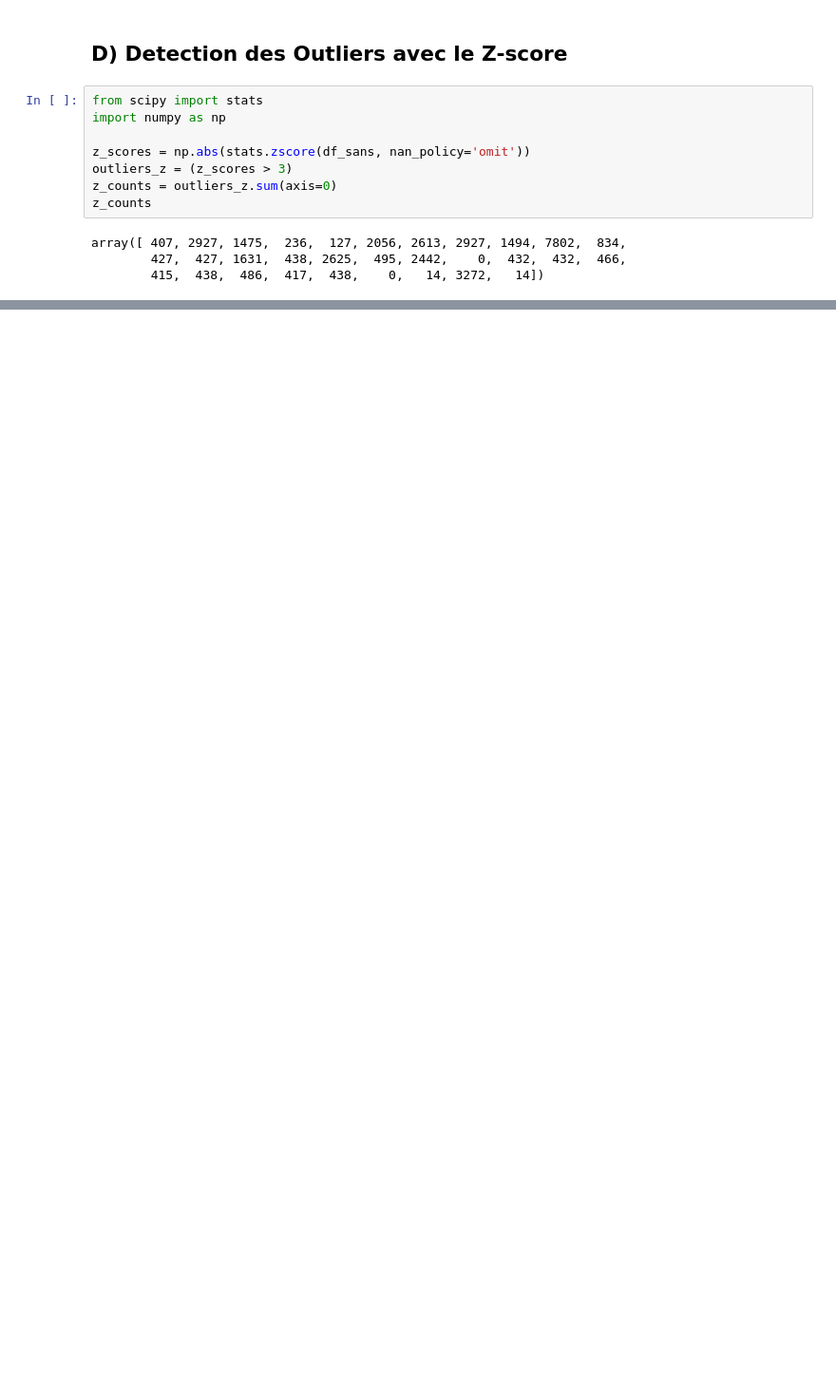
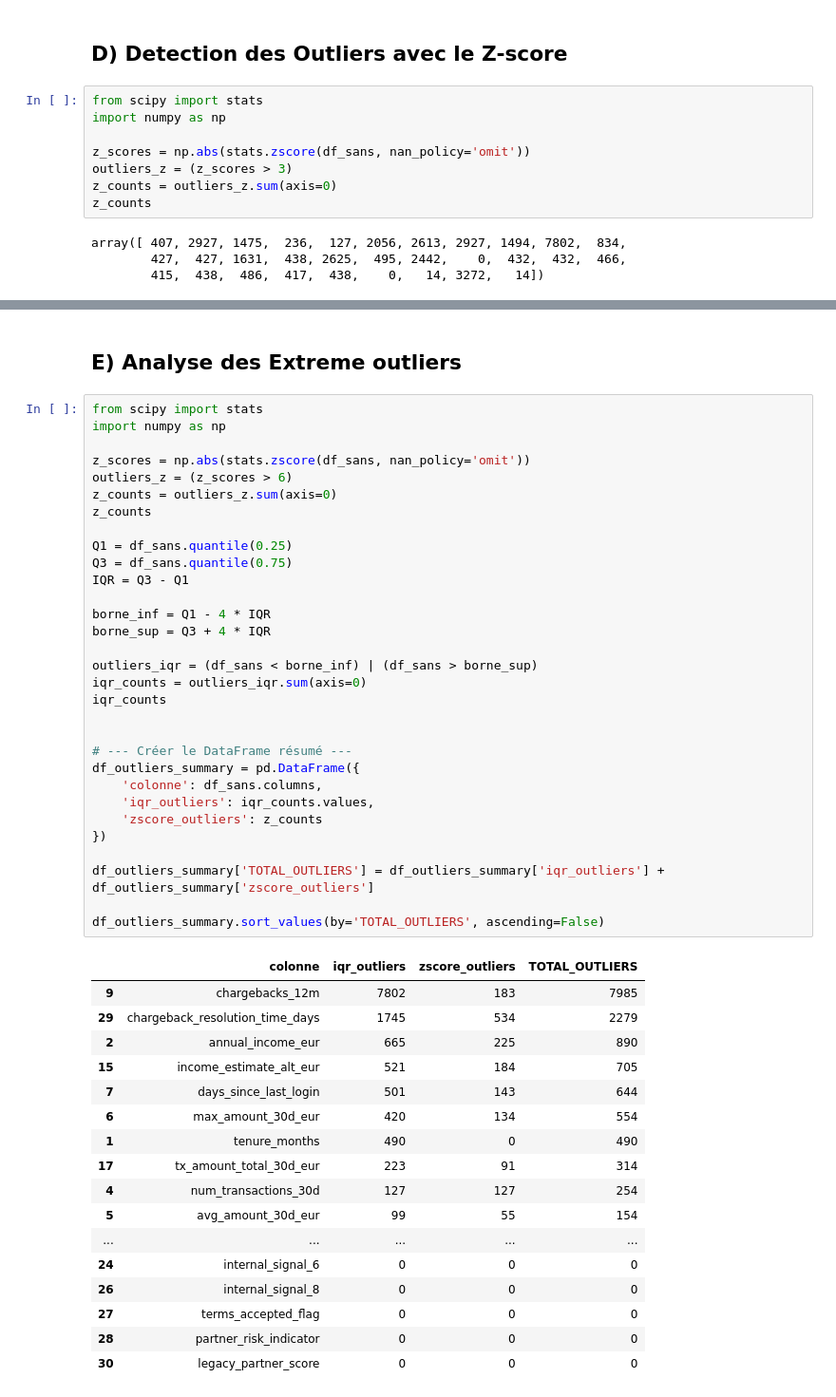
Before and after one commit to Yann-cm/Projet_Data_ML, a Jupyter notebook: 1.EDA/EDA-outliers.ipynb, the cells around one changed output, grey strips where cells are left out. Shown at 95% size. Saved outputs shown, nothing was run; the diff lists cells and outputs as text; blank space fills up the shorter version.

```diff
--- a/1.EDA/EDA-outliers.ipynb
+++ b/1.EDA/EDA-outliers.ipynb
@@ -124,0 +125,51 @@ df_outliers_summary.sort_values(by='iqr_outliers', ascending=False).sort_values(
+# %% [markdown]
+## E) Analyse des Extreme outliers
+# %%
+from scipy import stats
+import numpy as np
+
+z_scores = np.abs(stats.zscore(df_sans, nan_policy='omit'))
+outliers_z = (z_scores > 6)
+z_counts = outliers_z.sum(axis=0)
+z_counts
+
+Q1 = df_sans.quantile(0.25)
+Q3 = df_sans.quantile(0.75)
+IQR = Q3 - Q1
+
+borne_inf = Q1 - 4 * IQR
+borne_sup = Q3 + 4 * IQR
+
+outliers_iqr = (df_sans < borne_inf) | (df_sans > borne_sup)
+iqr_counts = outliers_iqr.sum(axis=0)
+iqr_counts
+
+
+# --- Créer le DataFrame résumé ---
+df_outliers_summary = pd.DataFrame({
+    'colonne': df_sans.columns,
+    'iqr_outliers': iqr_counts.values,
+    'zscore_outliers': z_counts
+})
+
+df_outliers_summary['TOTAL_OUTLIERS'] = df_outliers_summary['iqr_outliers'] + df_outliers_summary['zscore_outliers']
+
+df_outliers_summary.sort_values(by='TOTAL_OUTLIERS', ascending=False)
+# %% [output]
+|  | colonne | iqr_outliers | zscore_outliers | TOTAL_OUTLIERS |
+| 9 | chargebacks_12m | 7802 | 183 | 7985 |
+| 29 | chargeback_resolution_time_days | 1745 | 534 | 2279 |
+| 2 | annual_income_eur | 665 | 225 | 890 |
+| 15 | income_estimate_alt_eur | 521 | 184 | 705 |
+| 7 | days_since_last_login | 501 | 143 | 644 |
+| 6 | max_amount_30d_eur | 420 | 134 | 554 |
+| 1 | tenure_months | 490 | 0 | 490 |
+| 17 | tx_amount_total_30d_eur | 223 | 91 | 314 |
+| 4 | num_transactions_30d | 127 | 127 | 254 |
+| 5 | avg_amount_30d_eur | 99 | 55 | 154 |
+| ... | ... | ... | ... | ... |
+| 24 | internal_signal_6 | 0 | 0 | 0 |
+| 26 | internal_signal_8 | 0 | 0 | 0 |
+| 27 | terms_accepted_flag | 0 | 0 | 0 |
+| 28 | partner_risk_indicator | 0 | 0 | 0 |
+| 30 | legacy_partner_score | 0 | 0 | 0 |
```
Also changed, not shown: parts of 5 cells of this notebook.
